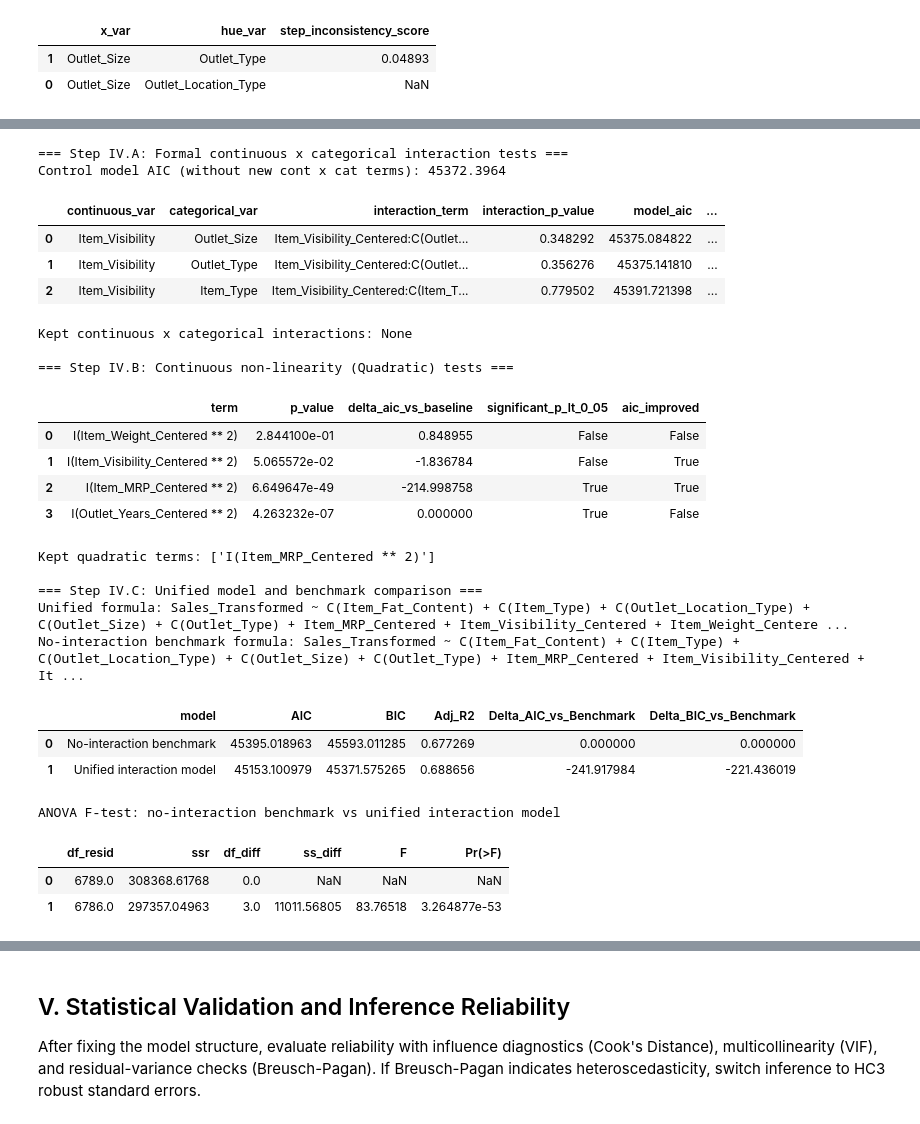
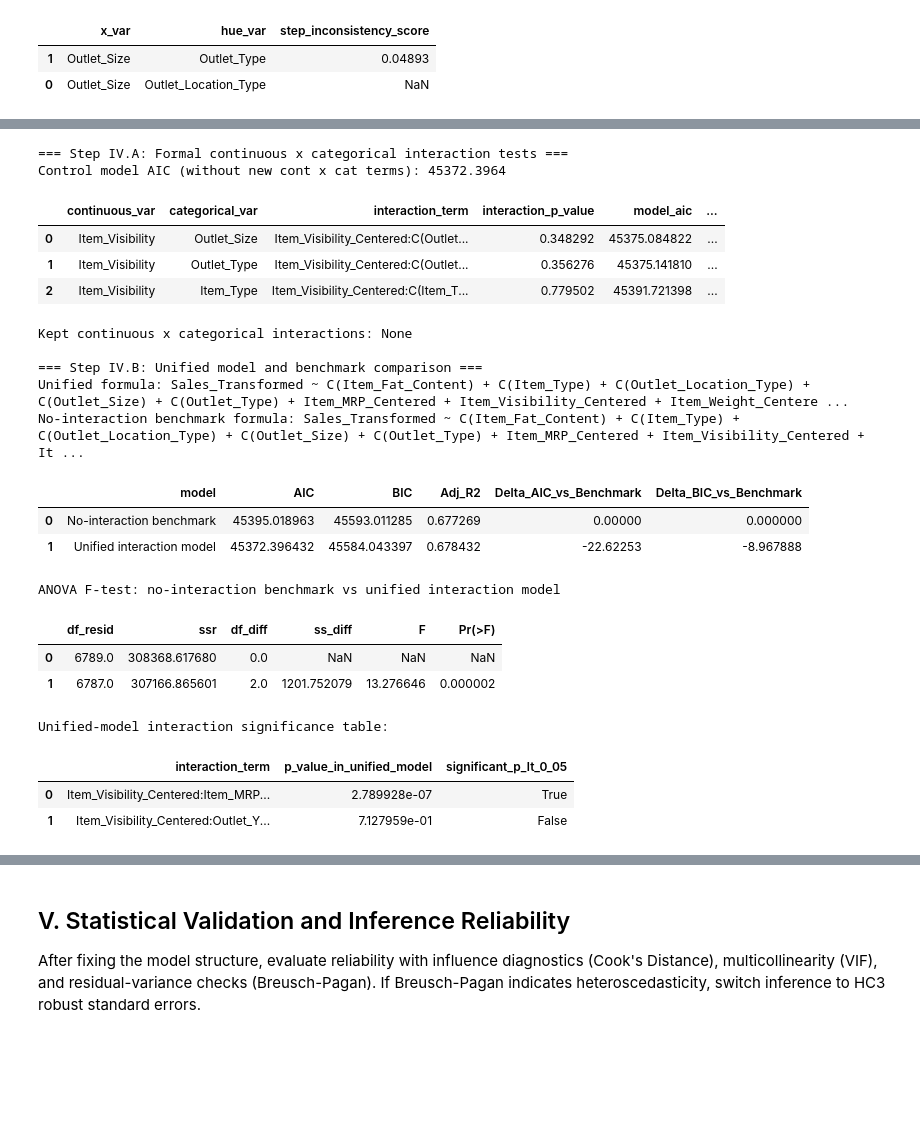
Before and after one commit to baobean/CSC14005-Lab2, a Jupyter notebook: Model/interaction term model.ipynb, the cells around one changed output, grey strips where cells are left out. Cells and saved outputs as stored; diff of their text form; code cells hidden in the pictures; blank space fills up the shorter version.

```diff
--- a/Model/interaction term model.ipynb
+++ b/Model/interaction term model.ipynb
@@ -1002,53 +1001,13 @@ else:
     display(formal_cont_cat_results_df)
     print(f'Kept continuous x categorical interactions: {kept_cont_cat_terms if kept_cont_cat_terms else "None"}')
 
-# 2) Quadratic term curvature checks (Systematic non-linearity check)
-quadratic_base_terms = sorted(set(main_cont_terms + main_cat_terms))
-quadratic_base_formula = build_formula(target_col, quadratic_base_terms)
-quadratic_base_model = smf.ols(quadratic_base_formula, data=analysis_df).fit()
-
-quadratic_test_rows = []
-for cont_col in main_cont_terms:
-    quad_term = f"I({cont_col} ** 2)"
-    test_formula = quadratic_base_formula + f" + {quad_term}"
-    test_model = smf.ols(test_formula, data=analysis_df).fit()
-
-    quad_p, _ = get_type2_pvalue(test_model, quad_term)
-    delta_aic = float(test_model.aic - quadratic_base_model.aic)
-
-    quadratic_test_rows.append({
-        'term': quad_term,
-        'p_value': quad_p,
-        'delta_aic_vs_baseline': delta_aic,
-        'significant_p_lt_0_05': bool(pd.notna(quad_p) and quad_p < 0.05),
-        'aic_improved': bool(delta_aic < 0)
-    })
-
-quadratic_test_df = pd.DataFrame(quadratic_test_rows)
-quadratic_terms_selected = []
-if not quadratic_test_df.empty:
-    quadratic_terms_selected = quadratic_test_df.loc[
-        quadratic_test_df['significant_p_lt_0_05'] & quadratic_test_df['aic_improved'],
-        'term'
-    ].tolist()
-
-print('\n=== Step IV.B: Continuous non-linearity (Quadratic) tests ===')
-display(quadratic_test_df)
-print(f'Kept quadratic terms: {quadratic_terms_selected if quadratic_terms_selected else "None"}')
-
-# 3) Build unified interaction model and compare against no-interaction benchmark.
+# 2) Build unified interaction model and compare against no-interaction benchmark.
 all_interaction_terms = sorted(set(
-    kept_cont_cont_centered + kept_cat_cat_terms + kept_cont_cat_terms + quadratic_terms_selected
+    kept_cont_cont_centered + kept_cat_cat_terms + kept_cont_cat_terms
 ))
 
 hierarchy_required_main = set(main_cont_terms + main_cat_terms)
 for iterm in all_interaction_terms:
-    if 'I(' in iterm and '** 2)' in iterm:
-        # For quadratic terms like I(X ** 2), add X to hierarchy
-        part = iterm.replace('I(', '').replace(' ** 2)', '')
-        if part in main_cont_terms or part in main_cat_terms:
-            hierarchy_required_main.add(part)
-        continue
     for part in [x.strip() for x in iterm.split(':')]:
         if part in main_cont_terms or part in main_cat_terms:
             hierarchy_required_main.add(part)
@@ -1060,7 +1019,7 @@ unified_model = smf.ols(unified_formula, data=analysis_df).fit()
 no_interaction_formula = build_formula(target_col, final_main_terms)
 no_interaction_model = smf.ols(no_interaction_formula, data=analysis_df).fit()
 
-print('\n=== Step IV.C: Unified model and benchmark comparison ===')
+print('\n=== Step IV.B: Unified model and benchmark comparison ===')
 print(f'Unified formula: {unified_formula}')
 print(f'No-interaction benchmark formula: {no_interaction_formula}')
 
@@ -1086,49 +1045,45 @@ anova_interaction_gain_df = anova_lm(no_interaction_model, unified_model)
 print('ANOVA F-test: no-interaction benchmark vs unified interaction model')
 display(anova_interaction_gain_df)
 
-# 4) Interaction and quadratic significance report inside unified model.
+# 3) Interaction significance report inside unified model.
 unified_anova_tbl = anova_lm(unified_model, typ=2)
 interaction_significance_rows = []
 for term in all_interaction_terms:
     p_val = np.nan
     if term in unified_anova_tbl.index:
         p_val = float(unified_anova_tbl.loc[term, 'PR(>F)'])
     interaction_significance_rows.append({
         'interaction_term': term,
         'p_value_in_unified_model': p_val,
         'significant_p_lt_0_05': bool(pd.notna(p_val) and p_val < 0.05)
     })
 
 interaction_significance_df = pd.DataFrame(interaction_significance_rows)
 if not interaction_significance_df.empty:
     print('Unified-model interaction significance table:')
     display(interaction_significance_df.sort_values('p_value_in_unified_model').reset_index(drop=True))
 else:
     print('Unified model currently has no interaction terms to report.')
 # %% [output]
 === Step IV.A: Formal continuous x categorical interaction tests ===
 Control model AIC (without new cont x cat terms): 45372.3964
 |  | continuous_var | categorical_var | interaction_term | interaction_p_value | model_aic | ... |
 | 0 | Item_Visibility | Outlet_Size | Item_Visibility_Centered:C(Outlet... | 0.348292 | 45375.084822 | ... |
 | 1 | Item_Visibility | Outlet_Type | Item_Visibility_Centered:C(Outlet... | 0.356276 | 45375.141810 | ... |
 | 2 | Item_Visibility | Item_Type | Item_Visibility_Centered:C(Item_T... | 0.779502 | 45391.721398 | ... |
 Kept continuous x categorical interactions: None
 
-=== Step IV.B: Continuous non-linearity (Quadratic) tests ===
+=== Step IV.B: Unified model and benchmark comparison ===
+Unified formula: Sales_Transformed ~ C(Item_Fat_Content) + C(Item_Type) + C(Outlet_Location_Type) + C(Outlet_Size) + C(Outlet_Type) + Item_MRP_Centered + Item_Visibility_Centered + Item_Weight_Centere ...
+No-interaction benchmark formula: Sales_Transformed ~ C(Item_Fat_Content) + C(Item_Type) + C(Outlet_Location_Type) + C(Outlet_Size) + C(Outlet_Type) + Item_MRP_Centered + Item_Visibility_Centered + It ...
-|  | term | p_value | delta_aic_vs_baseline | significant_p_lt_0_05 | aic_improved |
-| 0 | I(Item_Weight_Centered ** 2) | 2.844100e-01 | 0.848955 | False | False |
-| 1 | I(Item_Visibility_Centered ** 2) | 5.065572e-02 | -1.836784 | False | True |
-| 2 | I(Item_MRP_Centered ** 2) | 6.649647e-49 | -214.998758 | True | True |
-| 3 | I(Outlet_Years_Centered ** 2) | 4.263232e-07 | 0.000000 | True | False |
+|  | model | AIC | BIC | Adj_R2 | Delta_AIC_vs_Benchmark | Delta_BIC_vs_Benchmark |
+| 0 | No-interaction benchmark | 45395.018963 | 45593.011285 | 0.677269 | 0.00000 | 0.000000 |
+| 1 | Unified interaction model | 45372.396432 | 45584.043397 | 0.678432 | -22.62253 | -8.967888 |
-Kept quadratic terms: ['I(Item_MRP_Centered ** 2)']
-
-=== Step IV.C: Unified model and benchmark comparison ===
-Unified formula: Sales_Transformed ~ C(Item_Fat_Content) + C(Item_Type) + C(Outlet_Location_Type) + C(Outlet_Size) + C(Outlet_Type) + Item_MRP_Centered + Item_Visibility_Centered + Item_Weight_Centere ...
-No-interaction benchmark formula: Sales_Transformed ~ C(Item_Fat_Content) + C(Item_Type) + C(Outlet_Location_Type) + C(Outlet_Size) + C(Outlet_Type) + Item_MRP_Centered + Item_Visibility_Centered + It ...
+ANOVA F-test: no-interaction benchmark vs unified interaction model
-|  | model | AIC | BIC | Adj_R2 | Delta_AIC_vs_Benchmark | Delta_BIC_vs_Benchmark |
-| 0 | No-interaction benchmark | 45395.018963 | 45593.011285 | 0.677269 | 0.000000 | 0.000000 |
-| 1 | Unified interaction model | 45153.100979 | 45371.575265 | 0.688656 | -241.917984 | -221.436019 |
+|  | df_resid | ssr | df_diff | ss_diff | F | Pr(>F) |
+| 0 | 6789.0 | 308368.617680 | 0.0 | NaN | NaN | NaN |
+| 1 | 6787.0 | 307166.865601 | 2.0 | 1201.752079 | 13.276646 | 0.000002 |
-ANOVA F-test: no-interaction benchmark vs unified interaction model
+Unified-model interaction significance table:
-|  | df_resid | ssr | df_diff | ss_diff | F | Pr(>F) |
-| 0 | 6789.0 | 308368.61768 | 0.0 | NaN | NaN | NaN |
-| 1 | 6786.0 | 297357.04963 | 3.0 | 11011.56805 | 83.76518 | 3.264877e-53 |
+|  | interaction_term | p_value_in_unified_model | significant_p_lt_0_05 |
+| 0 | Item_Visibility_Centered:Item_MRP... | 2.789928e-07 | True |
+| 1 | Item_Visibility_Centered:Outlet_Y... | 7.127959e-01 | False |
```
Also changed, not shown: parts of 14 cells of this notebook.
